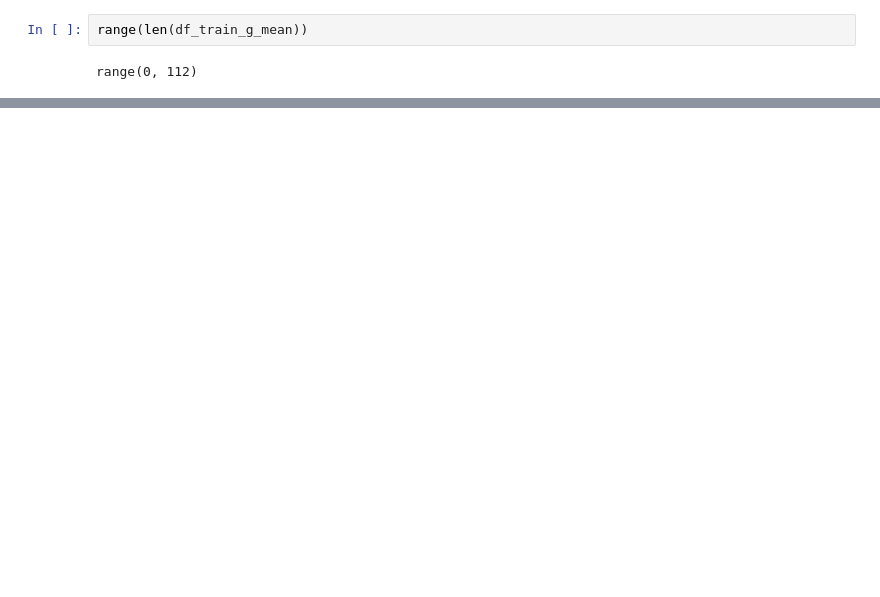
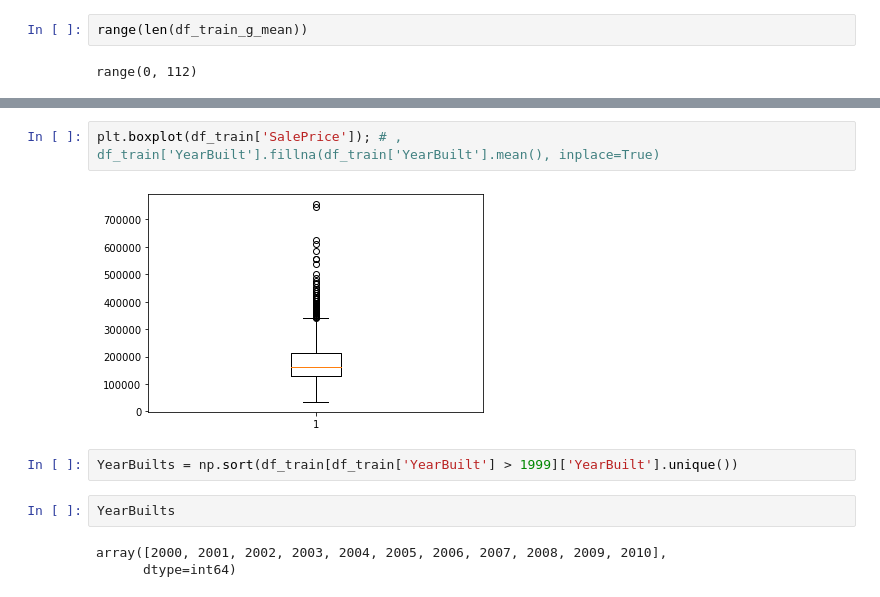
Before and after one commit to NandoGoncalves/House_Prices, a Jupyter notebook: house-prices_dataviz_a00.ipynb, the cells around one changed output, grey strips where cells are left out. Cells and saved outputs as stored; diff of their text form; blank space fills up the shorter version.

```diff
--- a/house-prices_dataviz_a00.ipynb
+++ b/house-prices_dataviz_a00.ipynb
@@ -63,0 +71,11 @@ ValueError: shape mismatch: objects cannot be broadcast to a single shape
+# %%
+plt.boxplot(df_train['SalePrice']); # , df_train['YearBuilt'].fillna(df_train['YearBuilt'].mean(), inplace=True)
+# %% [output]
+[figure, added]
+# %%
+YearBuilts = np.sort(df_train[df_train['YearBuilt'] > 1999]['YearBuilt'].unique())
+# %%
+YearBuilts
+# %% [output]
+array([2000, 2001, 2002, 2003, 2004, 2005, 2006, 2007, 2008, 2009, 2010],
+      dtype=int64)
```
Also changed, not shown: parts of 12 cells of this notebook.
